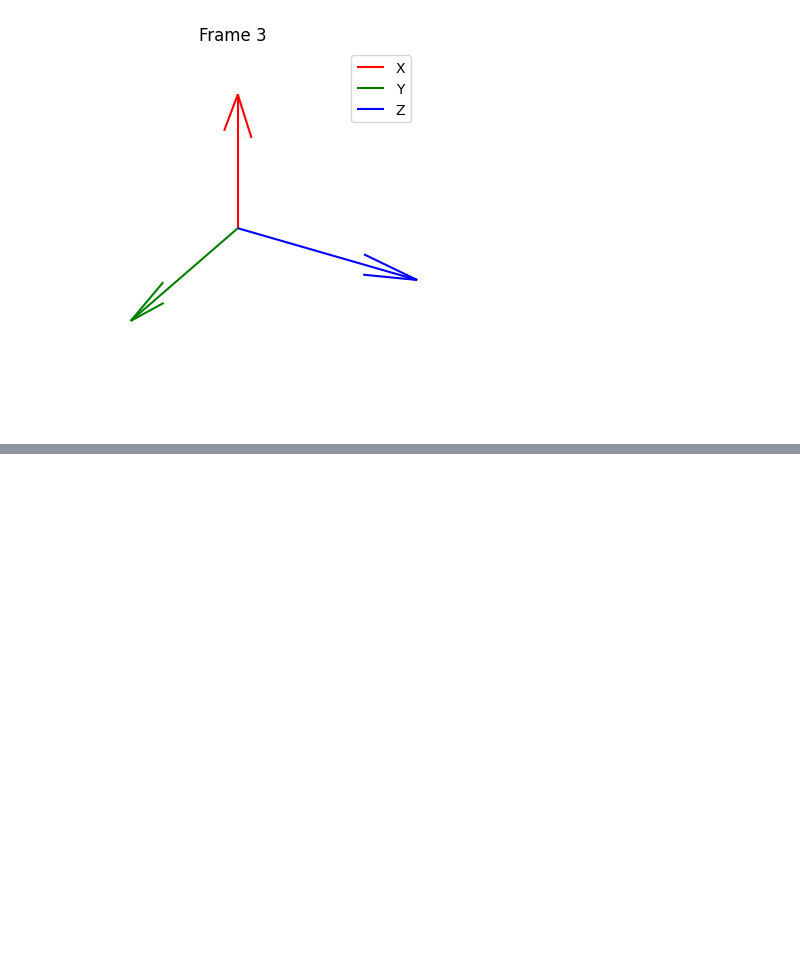
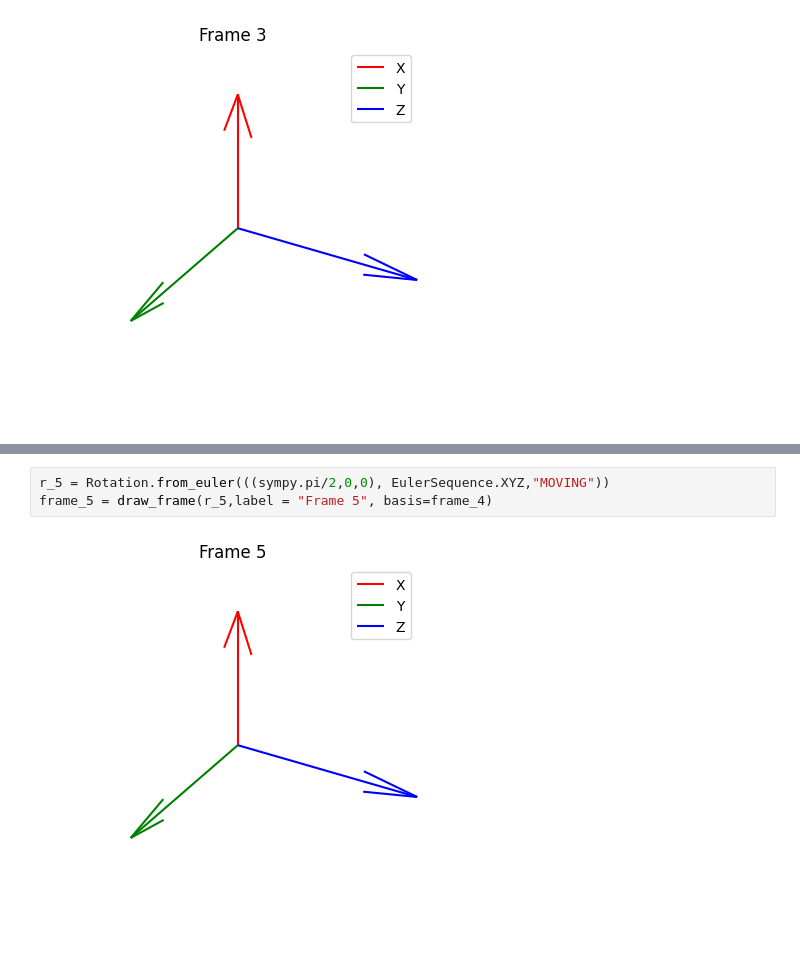
Before and after one commit to Haislich/robotic, a Jupyter notebook: exams/2024_09_19.ipynb, the cells around one changed output, grey strips where cells are left out. Saved outputs shown, nothing was run; the diff lists cells and outputs as text; blank space fills up the shorter version.

```diff
--- a/exams/2024_09_19.ipynb
+++ b/exams/2024_09_19.ipynb
@@ -80,0 +84,5 @@ frame_3 = draw_frame(r_3,label = "Frame 3", basis=frame_2)
+# %%
+r_5 = Rotation.from_euler(((sympy.pi/2,0,0), EulerSequence.XYZ,"MOVING"))
+frame_5 = draw_frame(r_5,label = "Frame 5", basis=frame_4)
+# %% [output]
+[figure, added]
```
Also changed, not shown: parts of 32 cells of this notebook, 3 other files.
